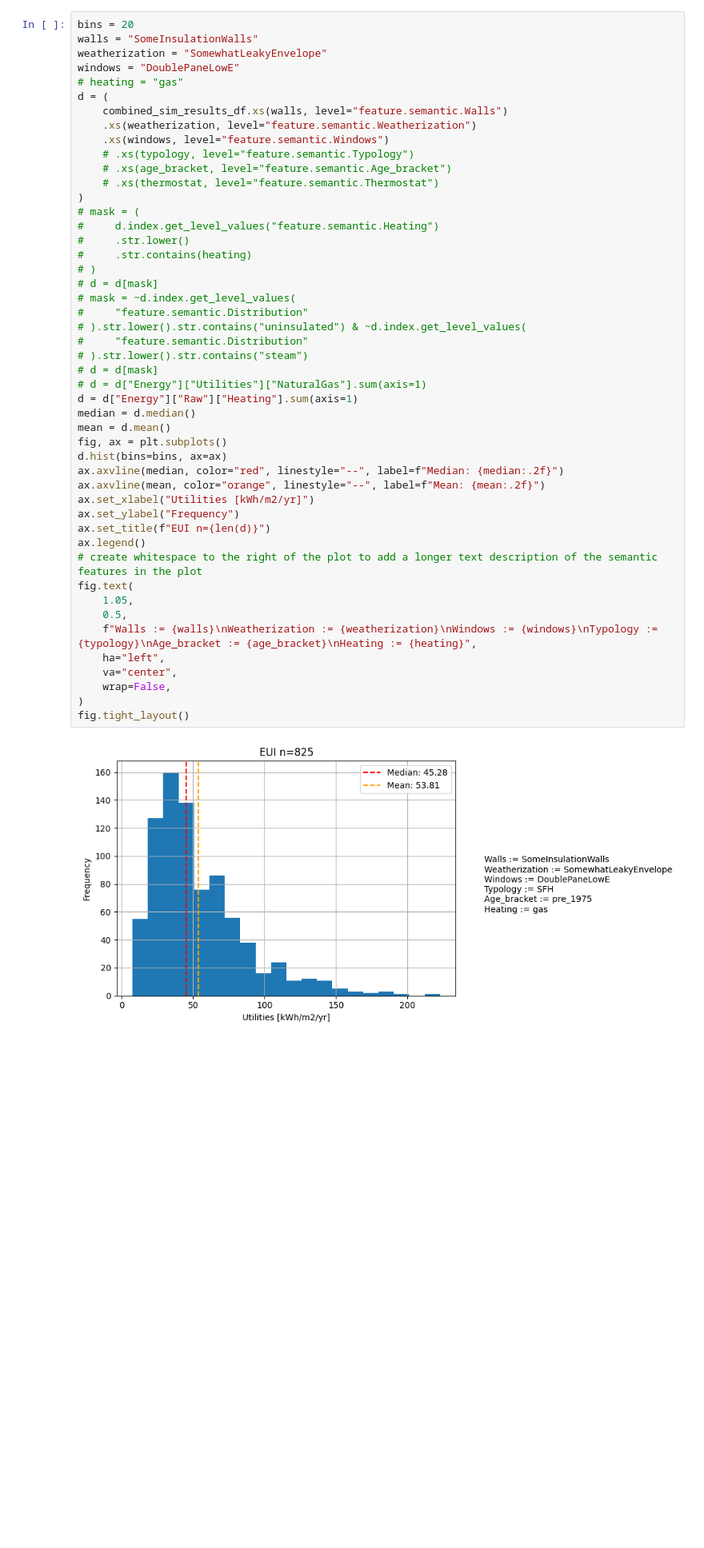
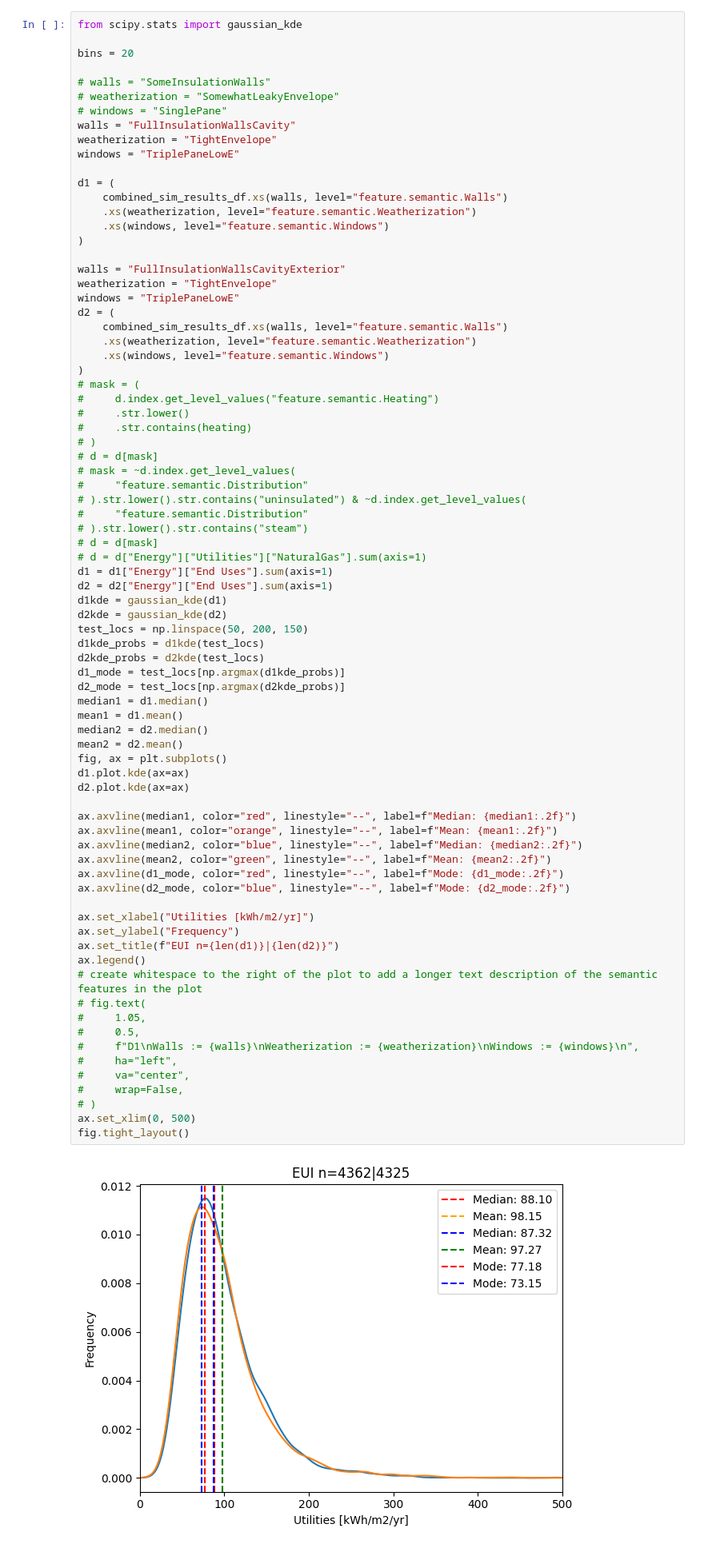
Before and after one commit to szvsw/epengine, a Jupyter notebook: notebooks/learning_curves_with_peaks.ipynb, the cells around one changed output. Shown at 80% size. Cells and saved outputs as stored; diff of their text form; blank space fills up the shorter version.

```diff
--- a/notebooks/learning_curves_with_peaks.ipynb
+++ b/notebooks/learning_curves_with_peaks.ipynb
@@ -189,53 +334,83 @@ Text(0.5, 0.98, 'Peak Heating and Cooling Demand by Month')
 # %%
+from scipy.stats import gaussian_kde
+
 bins = 20
-walls = "SomeInsulationWalls"
-weatherization = "SomewhatLeakyEnvelope"
-windows = "DoublePaneLowE"
-# heating = "gas"
-d = (
+
+# walls = "SomeInsulationWalls"
+# weatherization = "SomewhatLeakyEnvelope"
+# windows = "SinglePane"
+walls = "FullInsulationWallsCavity"
+weatherization = "TightEnvelope"
+windows = "TriplePaneLowE"
+
+d1 = (
     combined_sim_results_df.xs(walls, level="feature.semantic.Walls")
     .xs(weatherization, level="feature.semantic.Weatherization")
     .xs(windows, level="feature.semantic.Windows")
-    # .xs(typology, level="feature.semantic.Typology")
-    # .xs(age_bracket, level="feature.semantic.Age_bracket")
-    # .xs(thermostat, level="feature.semantic.Thermostat")
+)
+
+walls = "FullInsulationWallsCavityExterior"
+weatherization = "TightEnvelope"
+windows = "TriplePaneLowE"
+d2 = (
+    combined_sim_results_df.xs(walls, level="feature.semantic.Walls")
+    .xs(weatherization, level="feature.semantic.Weatherization")
+    .xs(windows, level="feature.semantic.Windows")
 )
 # mask = (
 #     d.index.get_level_values("feature.semantic.Heating")
 #     .str.lower()
 #     .str.contains(heating)
 # )
 # d = d[mask]
 # mask = ~d.index.get_level_values(
 #     "feature.semantic.Distribution"
 # ).str.lower().str.contains("uninsulated") & ~d.index.get_level_values(
 #     "feature.semantic.Distribution"
 # ).str.lower().str.contains("steam")
 # d = d[mask]
 # d = d["Energy"]["Utilities"]["NaturalGas"].sum(axis=1)
-d = d["Energy"]["Raw"]["Heating"].sum(axis=1)
-median = d.median()
-mean = d.mean()
+d1 = d1["Energy"]["End Uses"].sum(axis=1)
+d2 = d2["Energy"]["End Uses"].sum(axis=1)
+d1kde = gaussian_kde(d1)
+d2kde = gaussian_kde(d2)
+test_locs = np.linspace(50, 200, 150)
+d1kde_probs = d1kde(test_locs)
+d2kde_probs = d2kde(test_locs)
+d1_mode = test_locs[np.argmax(d1kde_probs)]
+d2_mode = test_locs[np.argmax(d2kde_probs)]
+median1 = d1.median()
+mean1 = d1.mean()
+median2 = d2.median()
+mean2 = d2.mean()
 fig, ax = plt.subplots()
-d.hist(bins=bins, ax=ax)
-ax.axvline(median, color="red", linestyle="--", label=f"Median: {median:.2f}")
-ax.axvline(mean, color="orange", linestyle="--", label=f"Mean: {mean:.2f}")
+d1.plot.kde(ax=ax)
+d2.plot.kde(ax=ax)
+
+ax.axvline(median1, color="red", linestyle="--", label=f"Median: {median1:.2f}")
+ax.axvline(mean1, color="orange", linestyle="--", label=f"Mean: {mean1:.2f}")
+ax.axvline(median2, color="blue", linestyle="--", label=f"Median: {median2:.2f}")
+ax.axvline(mean2, color="green", linestyle="--", label=f"Mean: {mean2:.2f}")
+ax.axvline(d1_mode, color="red", linestyle="--", label=f"Mode: {d1_mode:.2f}")
+ax.axvline(d2_mode, color="blue", linestyle="--", label=f"Mode: {d2_mode:.2f}")
+
 ax.set_xlabel("Utilities [kWh/m2/yr]")
 ax.set_ylabel("Frequency")
-ax.set_title(f"EUI n={len(d)}")
+ax.set_title(f"EUI n={len(d1)}|{len(d2)}")
 ax.legend()
 # create whitespace to the right of the plot to add a longer text description of the semantic features in the plot
-fig.text(
-    1.05,
-    0.5,
-    f"Walls := {walls}\nWeatherization := {weatherization}\nWindows := {windows}\nTypology := {typology}\nAge_bracket := {age_bracket}\nHeating := {heating}",
-    ha="left",
-    va="center",
-    wrap=False,
-)
+# fig.text(
+#     1.05,
+#     0.5,
+#     f"D1\nWalls := {walls}\nWeatherization := {weatherization}\nWindows := {windows}\n",
+#     ha="left",
+#     va="center",
+#     wrap=False,
+# )
+ax.set_xlim(0, 500)
 fig.tight_layout()
 # %% [output]
-[figure, old version]
+[figure, new version]
 # %%
 fig, ax = plt.subplots()
 (
```
Also changed, not shown: parts of 29 cells of this notebook, 3 other files.
